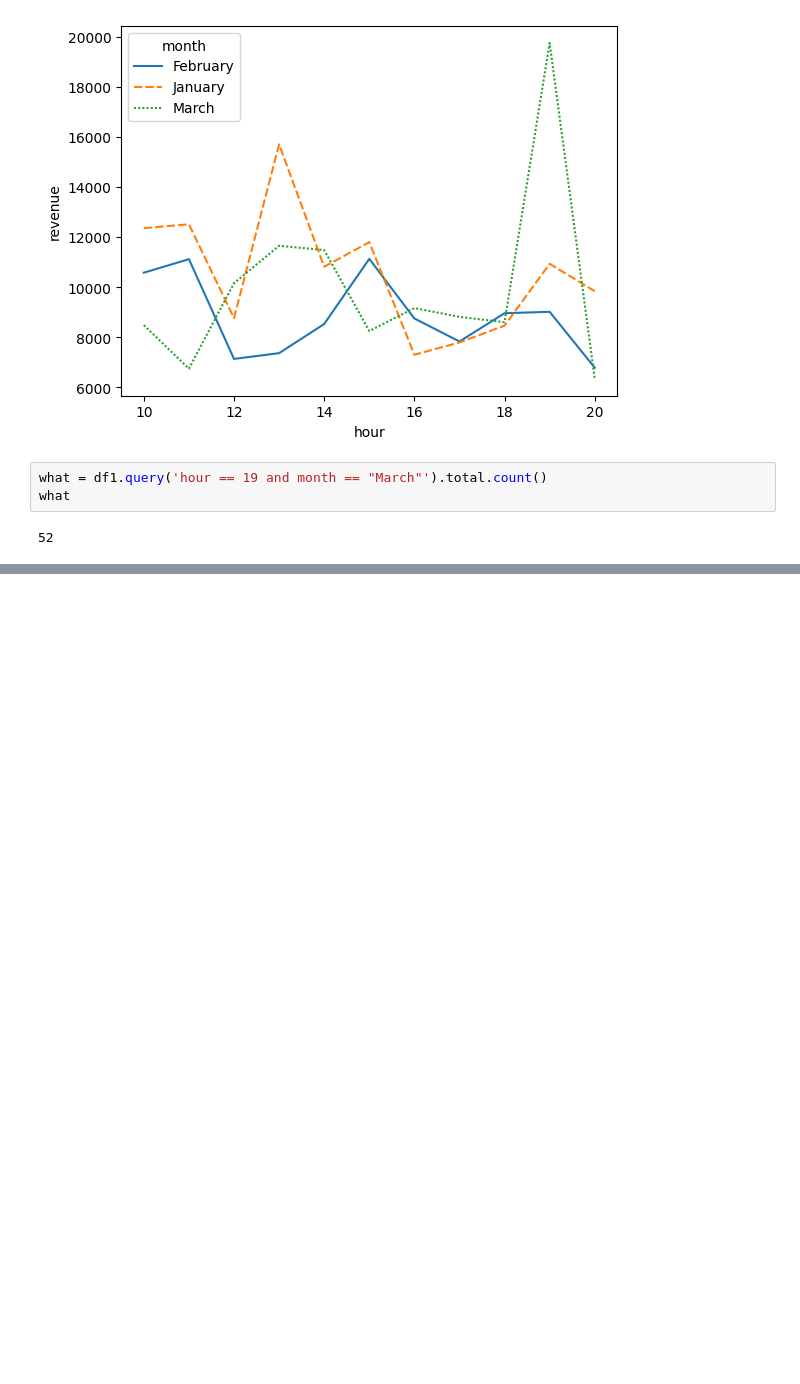
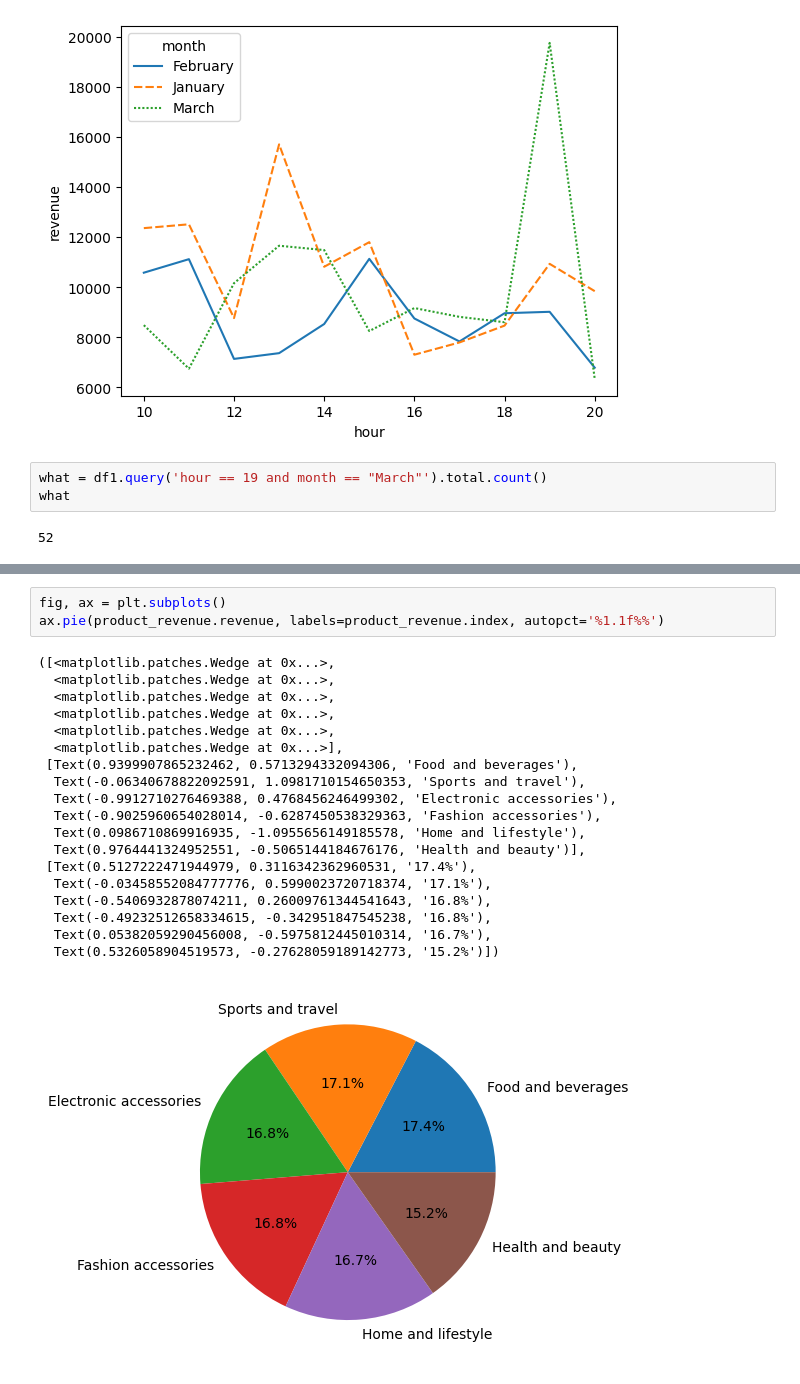
Before and after one commit to vnaumq/supermarket_sales, a Jupyter notebook: supermarket_sales.ipynb, the cells around one changed output, grey strips where cells are left out. Drawn from its saved outputs; the diff is of its cells as text; blank space fills up the shorter version.

```diff
--- a/supermarket_sales.ipynb
+++ b/supermarket_sales.ipynb
@@ -254,0 +282,23 @@ what
+# %%
+fig, ax = plt.subplots()
+ax.pie(product_revenue.revenue, labels=product_revenue.index, autopct='%1.1f%%')
+# %% [output]
+([<matplotlib.patches.Wedge at 0x...>,
+  <matplotlib.patches.Wedge at 0x...>,
+  <matplotlib.patches.Wedge at 0x...>,
+  <matplotlib.patches.Wedge at 0x...>,
+  <matplotlib.patches.Wedge at 0x...>,
+  <matplotlib.patches.Wedge at 0x...>],
+ [Text(0.9399907865232462, 0.5713294332094306, 'Food and beverages'),
+  Text(-0.06340678822092591, 1.0981710154650353, 'Sports and travel'),
+  Text(-0.9912710276469388, 0.4768456246499302, 'Electronic accessories'),
+  Text(-0.9025960654028014, -0.6287450538329363, 'Fashion accessories'),
+  Text(0.0986710869916935, -1.0955656149185578, 'Home and lifestyle'),
+  Text(0.9764441324952551, -0.5065144184676176, 'Health and beauty')],
+ [Text(0.5127222471944979, 0.3116342362960531, '17.4%'),
+  Text(-0.03458552084777776, 0.5990023720718374, '17.1%'),
+  Text(-0.5406932878074211, 0.26009761344541643, '16.8%'),
+  Text(-0.49232512658334615, -0.342951847545238, '16.8%'),
+  Text(0.05382059290456008, -0.5975812445010314, '16.7%'),
+  Text(0.5326058904519573, -0.27628059189142773, '15.2%')])
+[figure, added]
```
Also changed, not shown: parts of 6 cells of this notebook.
